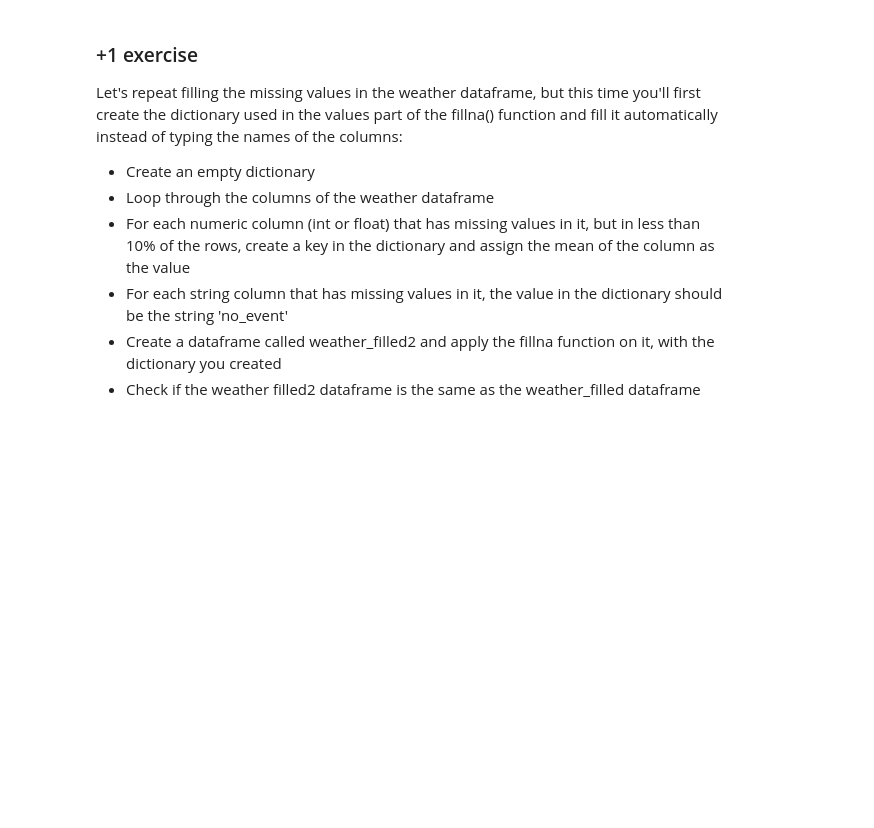
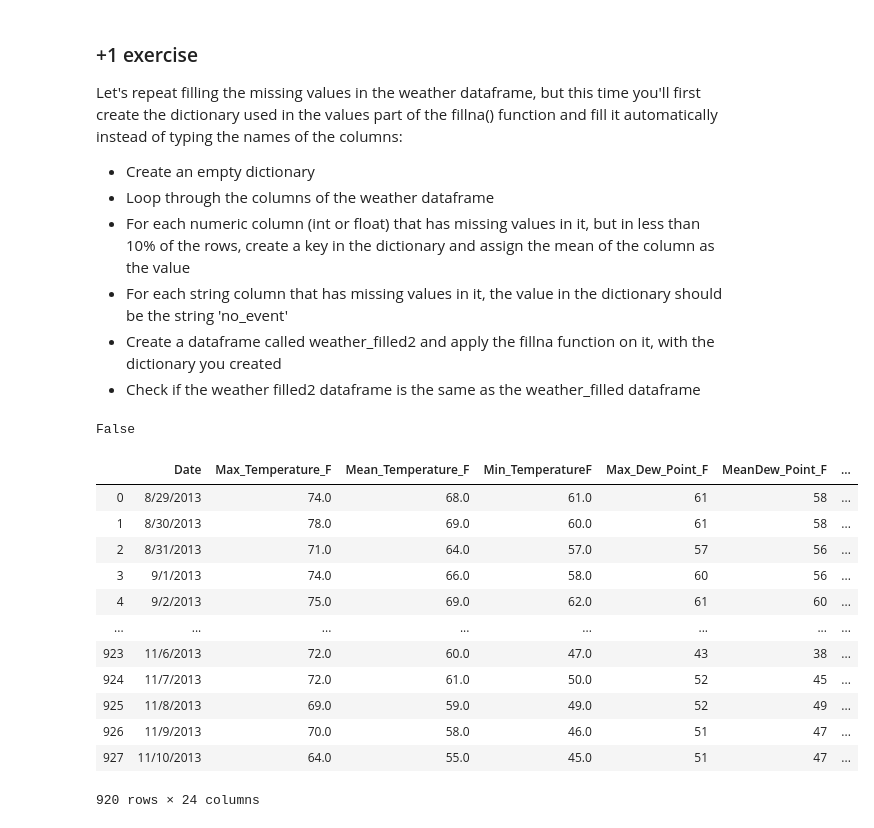
Before and after one commit to szigony/ceu-coding3, a Jupyter notebook: class3/checking_data_class.ipynb, the cells around one changed output. Cells and saved outputs as stored; diff of their text form; code cells hidden in the pictures; blank space fills up the shorter version.

```diff
--- a/class3/checking_data_class.ipynb
+++ b/class3/checking_data_class.ipynb
@@ -133,3 +311,8 @@ You can populate these lists by hand, or as an advanced task you can use pandas
+# %%
+### Your code here
+trip_columns_with_missing_data = trip.columns[trip.isnull().any()].tolist()
+weather_columns_with_missing_data = weather.columns[weather.isnull().any()].tolist()
+station_columns_with_missing_data = station.columns[station.isnull().any()].tolist()
 # %% [markdown]
 ### 3 - check yourself
 # %%
@@ -152,0 +348,10 @@ Display the answer in any format you would like. As an advance task, try to disp
+# %%
+### Your code here
+for c in trip_columns_with_missing_data:
+    print('The number of missing values in ' + c + ' is ' + str(trip[c].isnull().sum()))
+
+for c in weather_columns_with_missing_data:
+    print('The number of missing values in ' + c + ' is ' + str(weather[c].isnull().sum()))
+
+for c in station_columns_with_missing_data:
+    print('The number of missing values in ' + c + ' is ' + str(station[c].isnull().sum()))
@@ -168,0 +379,10 @@ Before deciding how to deal with the missing values, let's get more familiar wit
+# %%
+### Your code here
+for c in trip_columns_with_missing_data:
+    print(c + ' column is ' + str(len(trip[c])-trip[c].isnull().sum()))
+
+for c in weather_columns_with_missing_data:
+    print(c + ' column is ' + str(len(weather[c])-weather[c].isnull().sum()))
+
+for c in station_columns_with_missing_data:
+    print(c + ' column is ' + str(len(station[c])-station[c].isnull().sum()))
@@ -230,3 +495,37 @@ Let's repeat filling the missing values in the weather dataframe, but this time
  - For each string column that has missing values in it, the value in the dictionary should be the string 'no_event'
  - Create a dataframe called weather_filled2 and apply the fillna function on it, with the dictionary you created
  - Check if the weather filled2 dataframe is the same as the weather_filled dataframe
+# %%
+import numpy as np
+
+weather_dict = {}
+
+for c in weather:
+    if weather[c].isnull().sum() > 0:
+        if weather[c].dtype == np.number:
+            if weather[c].isnull().sum() / len(weather[c]) > 0.1:
+                weather_dict.update({c:weather[c].mean()})
+        else:
+            weather_dict.update({c:'no_event'})
+
+weather_filled2 = weather.fillna(value=weather_dict)
+# %%
+weather_filled.equals(weather_filled2)
+# %% [output]
+False
+# %%
+weather_filled2
+# %% [output]
+|  | Date | Max_Temperature_F | Mean_Temperature_F | Min_TemperatureF | Max_Dew_Point_F | MeanDew_Point_F | ... |
+| 0 | 8/29/2013 | 74.0 | 68.0 | 61.0 | 61 | 58 | ... |
+| 1 | 8/30/2013 | 78.0 | 69.0 | 60.0 | 61 | 58 | ... |
+| 2 | 8/31/2013 | 71.0 | 64.0 | 57.0 | 57 | 56 | ... |
+| 3 | 9/1/2013 | 74.0 | 66.0 | 58.0 | 60 | 56 | ... |
+| 4 | 9/2/2013 | 75.0 | 69.0 | 62.0 | 61 | 60 | ... |
+| ... | ... | ... | ... | ... | ... | ... | ... |
+| 923 | 11/6/2013 | 72.0 | 60.0 | 47.0 | 43 | 38 | ... |
+| 924 | 11/7/2013 | 72.0 | 61.0 | 50.0 | 52 | 45 | ... |
+| 925 | 11/8/2013 | 69.0 | 59.0 | 49.0 | 52 | 49 | ... |
+| 926 | 11/9/2013 | 70.0 | 58.0 | 46.0 | 51 | 47 | ... |
+| 927 | 11/10/2013 | 64.0 | 55.0 | 45.0 | 51 | 47 | ... |
+920 rows × 24 columns
```
Also changed, not shown: parts of 47 cells of this notebook, 6 other files.
